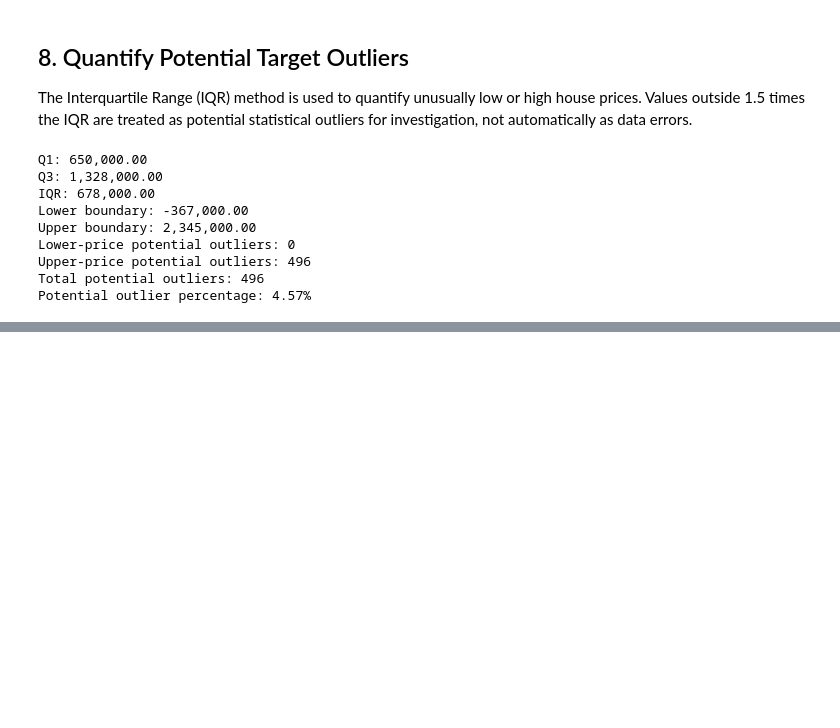
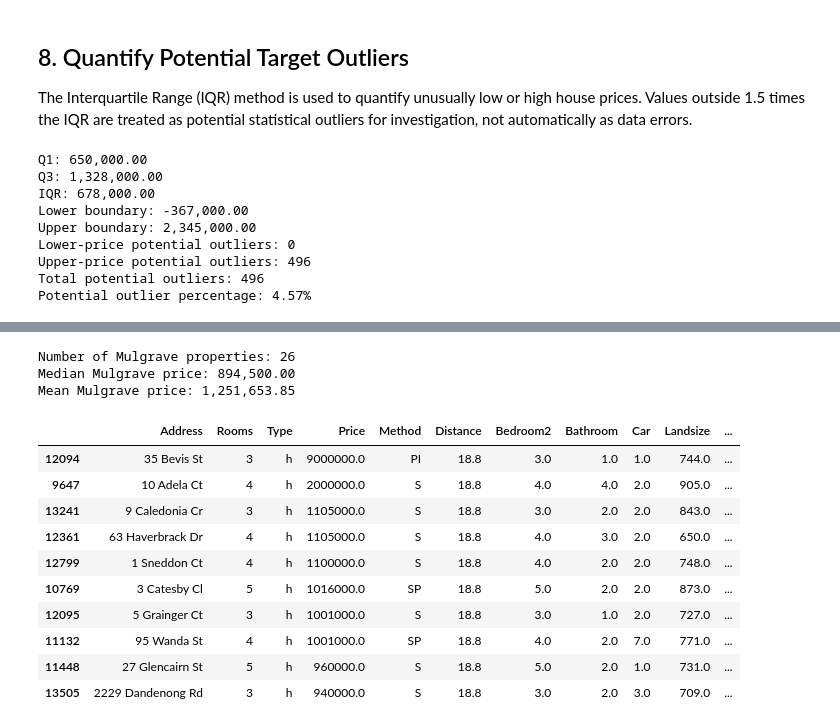
Before and after one commit to WaqasGurmani/house-price-linear-models, a Jupyter notebook: notebooks/02_eda_and_data_quality.ipynb, the cells around one changed output, grey strips where cells are left out. Cells and saved outputs as stored; diff of their text form; code cells hidden in the pictures; blank space fills up the shorter version.

```diff
--- a/notebooks/02_eda_and_data_quality.ipynb
+++ b/notebooks/02_eda_and_data_quality.ipynb
@@ -213,0 +265,44 @@ Potential outlier percentage: 4.57%
+# %%
+mulgrave_columns = [
+    "Address",
+    "Rooms",
+    "Type",
+    "Price",
+    "Method",
+    "Distance",
+    "Bedroom2",
+    "Bathroom",
+    "Car",
+    "Landsize",
+    "BuildingArea",
+    "YearBuilt"
+]
+
+mulgrave_properties = (
+    train_df.loc[
+        train_df["Suburb"] == "Mulgrave",
+        mulgrave_columns
+    ]
+    .sort_values("Price", ascending=False)
+)
+
+print("Number of Mulgrave properties:", len(mulgrave_properties))
+print(f"Median Mulgrave price: {mulgrave_properties['Price'].median():,.2f}")
+print(f"Mean Mulgrave price: {mulgrave_properties['Price'].mean():,.2f}")
+
+mulgrave_properties.head(10)
+# %% [output]
+Number of Mulgrave properties: 26
+Median Mulgrave price: 894,500.00
+Mean Mulgrave price: 1,251,653.85
+|  | Address | Rooms | Type | Price | Method | Distance | Bedroom2 | Bathroom | Car | Landsize | ... |
+| 12094 | 35 Bevis St | 3 | h | 9000000.0 | PI | 18.8 | 3.0 | 1.0 | 1.0 | 744.0 | ... |
+| 9647 | 10 Adela Ct | 4 | h | 2000000.0 | S | 18.8 | 4.0 | 4.0 | 2.0 | 905.0 | ... |
+| 13241 | 9 Caledonia Cr | 3 | h | 1105000.0 | S | 18.8 | 3.0 | 2.0 | 2.0 | 843.0 | ... |
+| 12361 | 63 Haverbrack Dr | 4 | h | 1105000.0 | S | 18.8 | 4.0 | 3.0 | 2.0 | 650.0 | ... |
+| 12799 | 1 Sneddon Ct | 4 | h | 1100000.0 | S | 18.8 | 4.0 | 2.0 | 2.0 | 748.0 | ... |
+| 10769 | 3 Catesby Cl | 5 | h | 1016000.0 | SP | 18.8 | 5.0 | 2.0 | 2.0 | 873.0 | ... |
+| 12095 | 5 Grainger Ct | 3 | h | 1001000.0 | S | 18.8 | 3.0 | 1.0 | 2.0 | 727.0 | ... |
+| 11132 | 95 Wanda St | 4 | h | 1001000.0 | SP | 18.8 | 4.0 | 2.0 | 7.0 | 771.0 | ... |
+| 11448 | 27 Glencairn St | 5 | h | 960000.0 | S | 18.8 | 5.0 | 2.0 | 1.0 | 731.0 | ... |
+| 13505 | 2229 Dandenong Rd | 3 | h | 940000.0 | S | 18.8 | 3.0 | 2.0 | 3.0 | 709.0 | ... |
```
Also changed, not shown: parts of 39 cells of this notebook, 1 other file.
